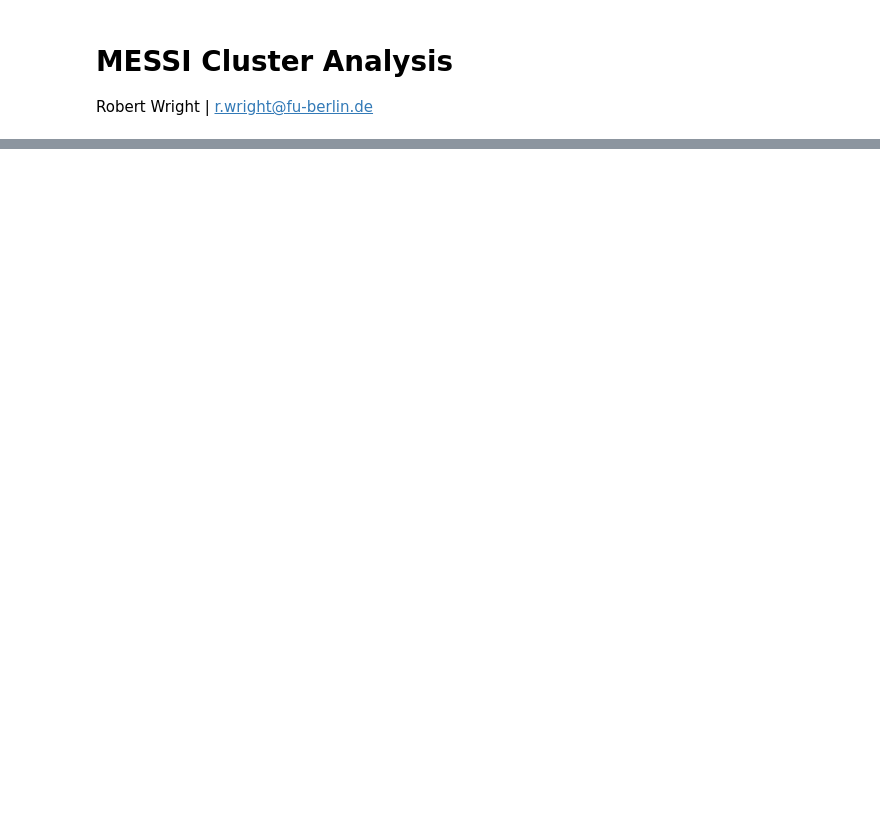
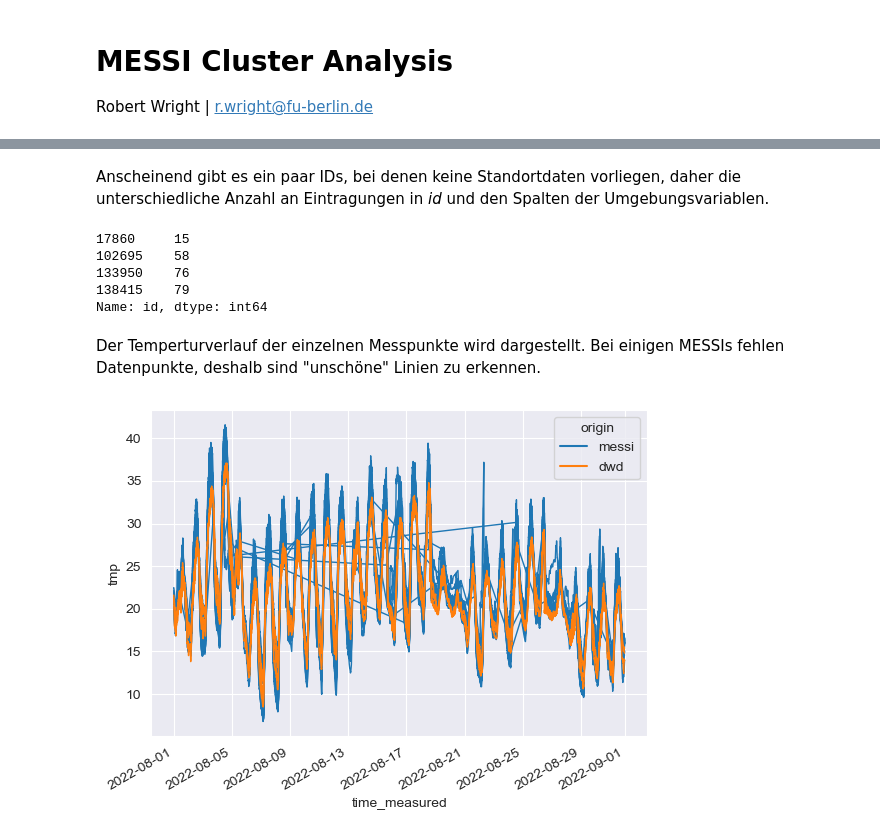
Before and after one commit to vegan-schnitzel/messi-cluster-analysis, a Jupyter notebook: code/main.ipynb, the cells around one changed output, grey strips where cells are left out. Drawn from its saved outputs; the diff is of its cells as text; code cells hidden in the pictures; blank space fills up the shorter version.

Commit message:
added preliminary visualisations

```diff
--- a/code/main.ipynb
+++ b/code/main.ipynb
@@ -27,11 +63,0 @@ meas
-# %%
-# import location of dwd stations
-dwd_loc = pd.read_csv("../data/stationen_berlin_brandenburg.txt", delim_whitespace=True)
-
-dwd_loc = (dwd_loc
-    .drop(["von_datum", "bis_datum", "Bundesland"], axis="columns")
-    .rename(columns = {"Stationshoehe": "alt", "geoBreite": "lat", "geoLaenge": "lon", "Stationsname": "station_name"})
-    .set_index("Stations_id")
-)
-
-dwd_loc
@@ -48,6 +63,0 @@ dwd_loc
-# %%
-# import location & altitude of messis
-messi_loc = pd.read_csv("../data/messi_standorte.csv")
-# set id as index for joining
-messi_loc.set_index("gauge_id", inplace=True)
-messi_loc
@@ -125,0 +64,4 @@ test
+# %%
+# https://stackoverflow.com/questions/54487745/how-to-merge-pandas-dataframes-without-duplicating-columns
+tmp_raw = meas.merge(right=pd.concat([messi_loc, dwd_loc], axis="index"), how="left", on="id")
+tmp_raw.head()
@@ -125,0 +95,21 @@ test
+# %% [markdown]
+Anscheinend gibt es ein paar IDs, bei denen keine Standortdaten vorliegen, daher die unterschiedliche Anzahl an Eintragungen in _id_ und den Spalten der Umgebungsvariablen.
+# %%
+# not all messis have supplementary location data
+tmp_raw["id"][tmp_raw.lat.isna()].drop_duplicates()
+# %% [output]
+17860     15
+102695    58
+133950    76
+138415    79
+Name: id, dtype: int64
+# %% [markdown]
+Der Temperturverlauf der einzelnen Messpunkte wird dargestellt. Bei einigen MESSIs fehlen Datenpunkte, deshalb sind "unschöne" Linien zu erkennen.
+# %%
+# temperature values
+fig, ax = plt.subplots()
+sns.lineplot(data=tmp_raw, x="time_measured", y="tmp", hue="origin", units="id", estimator=None, lw=1, ax=ax)
+fig.autofmt_xdate()
+fig.savefig("../figs/tmp-verlauf.png", dpi=300, bbox_inches="tight")
+# %% [output]
+[figure, added]
```
Also changed, not shown: parts of 17 cells of this notebook, 4 other files.
